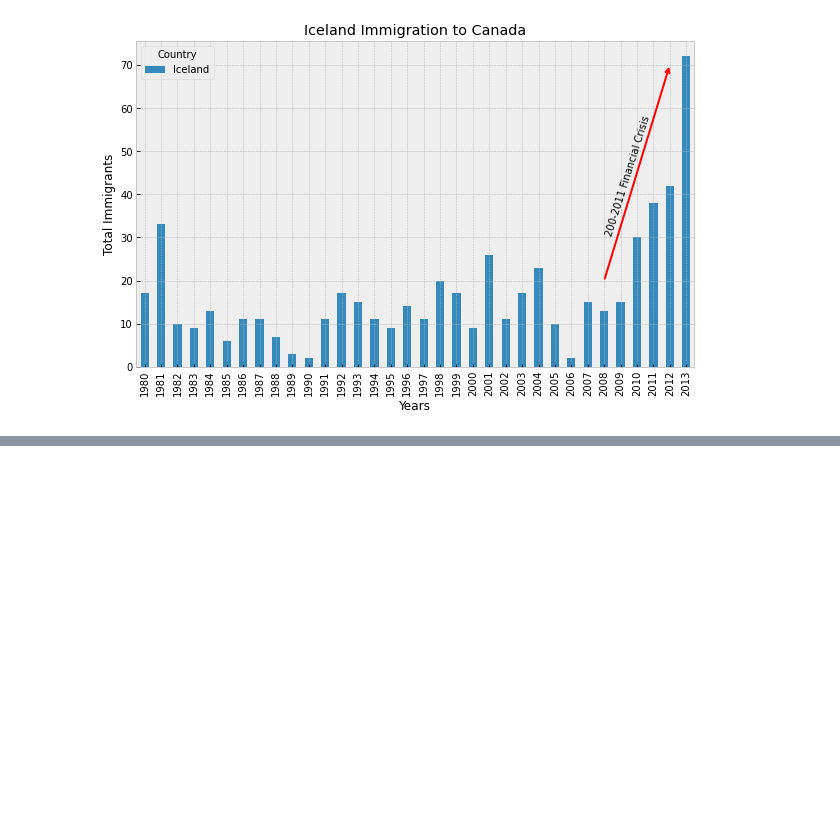
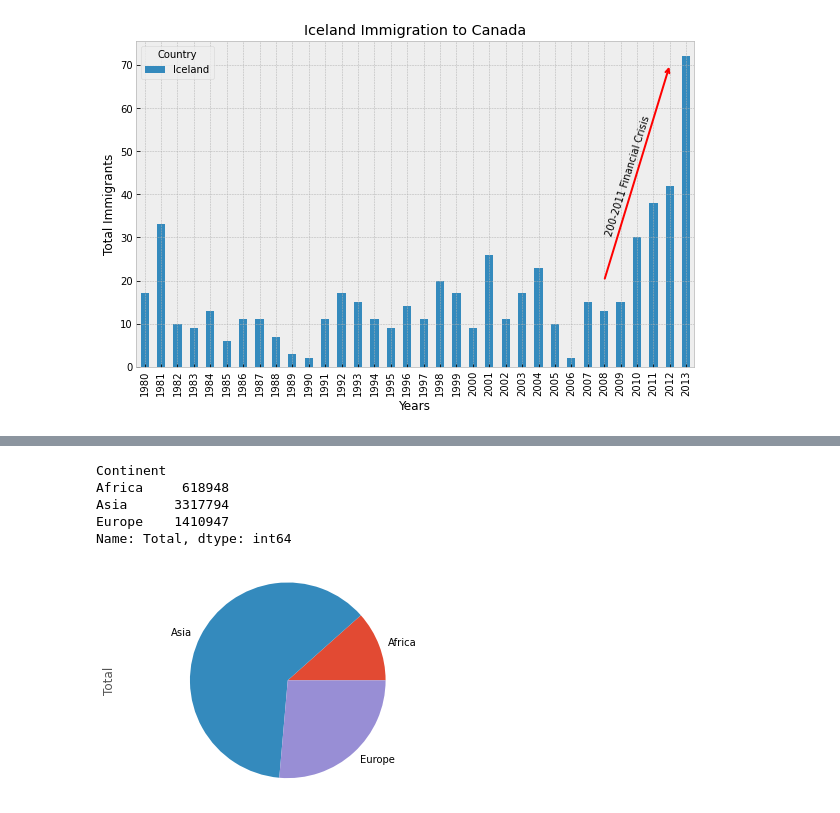
Before and after one commit to stefkwan-h8/pytn071, a Jupyter notebook: Sesi07.ipynb, the cells around one changed output, grey strips where cells are left out. Cells and saved outputs as stored; diff of their text form; code cells hidden in the pictures; blank space fills up the shorter version.

```diff
--- a/Sesi07.ipynb
+++ b/Sesi07.ipynb
@@ -447,0 +500,6 @@ Text(0, 0.5, 'Total Immigrants')
+# %%
+# ambil total imigrasi dari Africa, Asia, Eropa, selama 1980-2013 ke Canda
+
+# kita buat kolom baru "Total" untuk total imigrasi selama 1980-2013
+df['Total'] = df[years].sum(axis=1)
+df.head()
@@ -447,0 +515,5 @@ Text(0, 0.5, 'Total Immigrants')
+# %%
+# dari kolom total, kita jumlahkan total untuk setiap Continent
+
+df_continent = df.groupby(['Continent'])['Total'].sum()
+df_continent
@@ -447,0 +529,18 @@ Text(0, 0.5, 'Total Immigrants')
+# %%
+# ambil data 3 kontinen yang kita mau
+df3 = df_continent[["Africa", "Asia", "Europe"]]
+df3
+# %% [output]
+Continent
+Africa     618948
+Asia      3317794
+Europe    1410947
+Name: Total, dtype: int64
+# %%
+# buat pie chart
+df3.plot(kind="pie")
+
+plt.axis('equal')
+plt.show()
+# %% [output]
+[figure, added]
```
Also changed, not shown: parts of 35 cells of this notebook.
